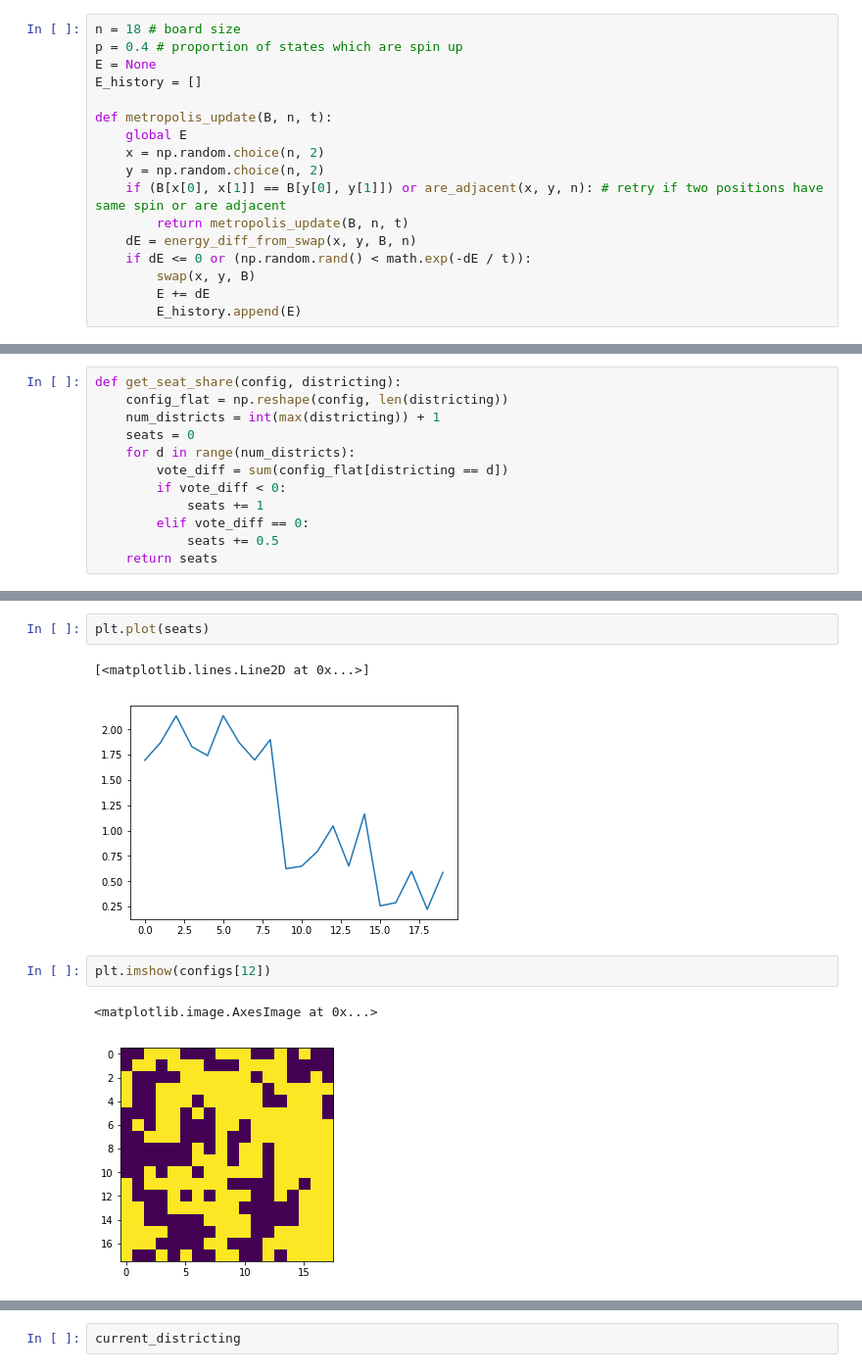
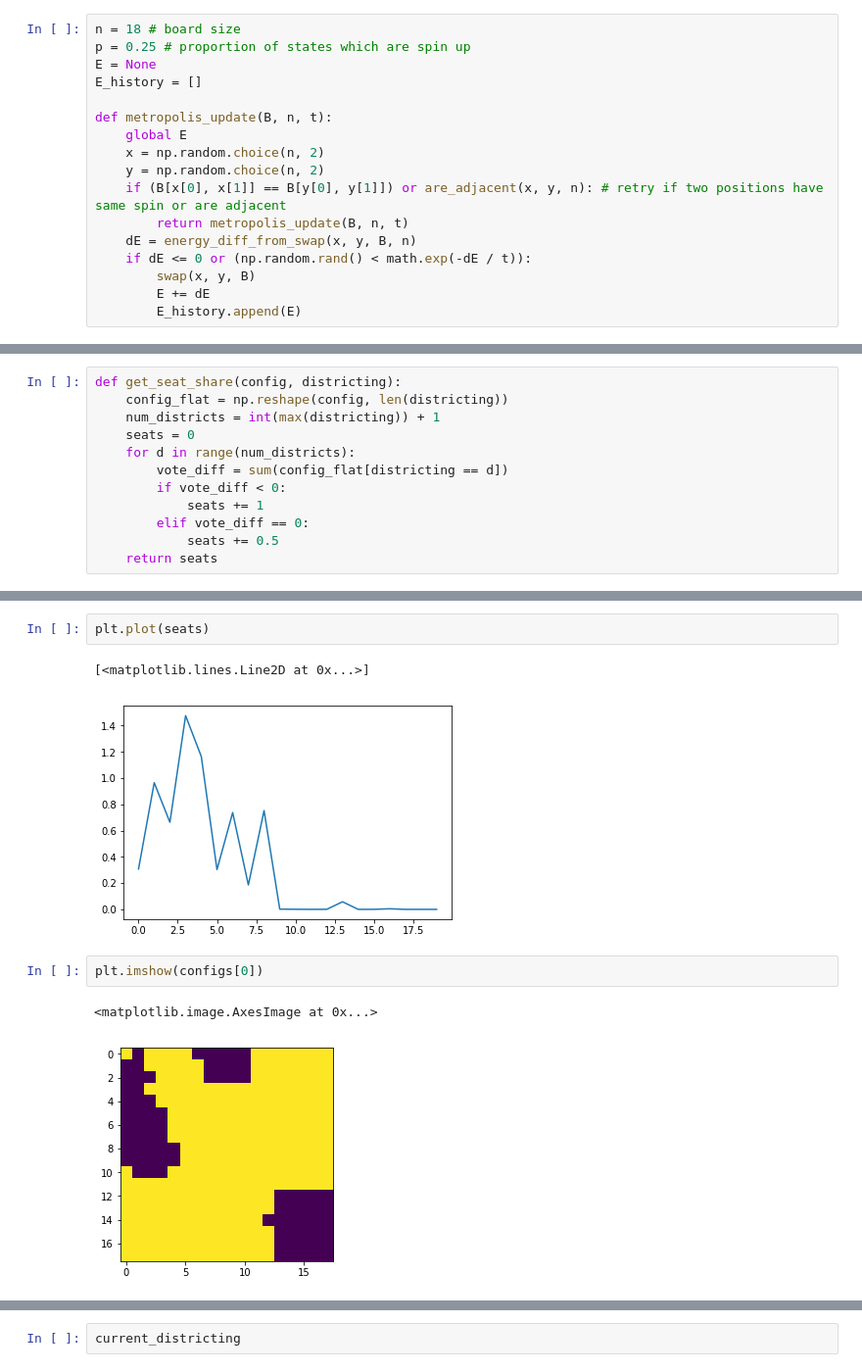
Before and after one commit to gerrymandr/Ising, a Jupyter notebook: Seat Share vs Temperature of Ising Model Simulation.ipynb, the cells around one changed output, grey strips where cells are left out. Shown: that part at 98% size. Drawn from its saved outputs; the diff is of its cells as text.

```diff
--- a/Seat Share vs Temperature of Ising Model Simulation.ipynb
+++ b/Seat Share vs Temperature of Ising Model Simulation.ipynb
@@ -62,7 +62,7 @@ def swap(x, y, B):
     B[y[0], y[1]] = temp
 # %%
 n = 18 # board size
-p = 0.4 # proportion of states which are spin up
+p = 0.25 # proportion of states which are spin up
 E = None
 E_history = []
 
@@ -331,12 +331,12 @@ plt.scatter(energies, seats)
 plt.plot(seats)
 # %% [output]
 [<matplotlib.lines.Line2D at 0x...>]
-[figure, old version]
+[figure, new version]
 # %%
-plt.imshow(configs[12])
+plt.imshow(configs[0])
 # %% [output]
 <matplotlib.image.AxesImage at 0x...>
-[figure, old version]
+[figure, new version]
 # %%
 plt.plot(energies)
 # %% [output]
```
Also changed, not shown: parts of 8 cells of this notebook.
